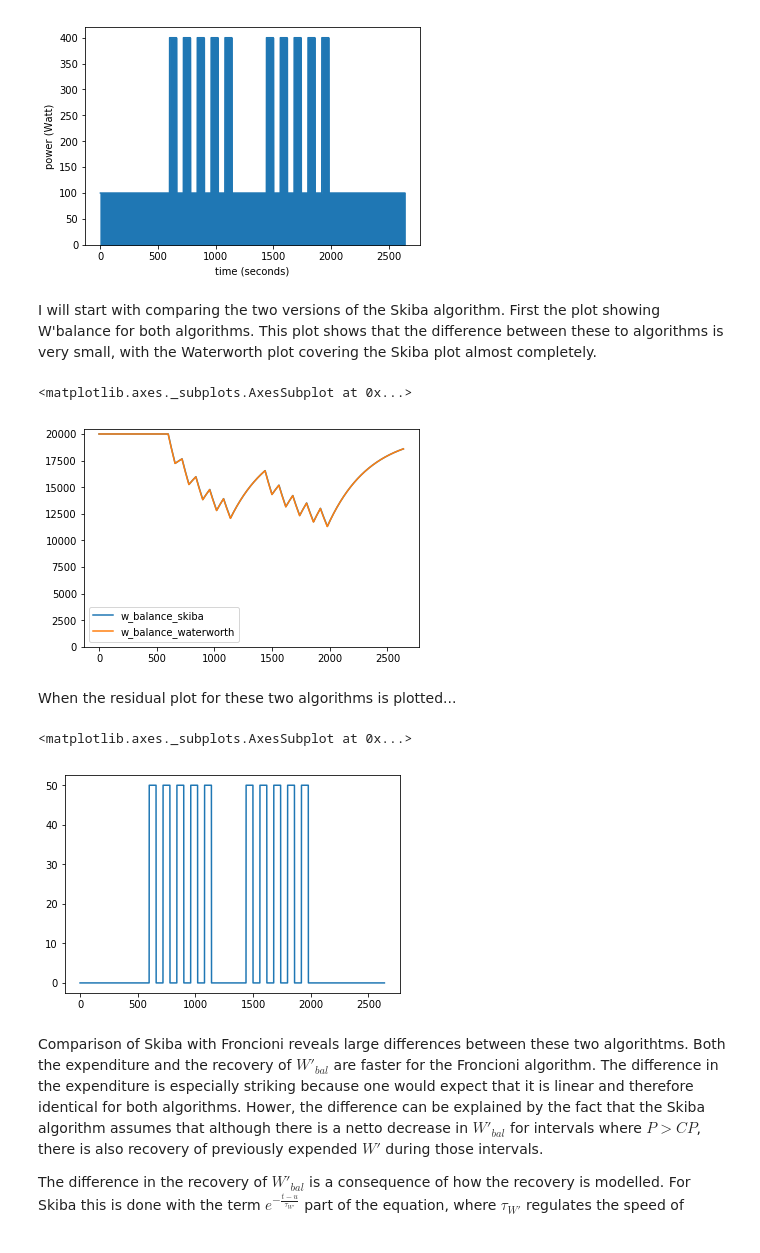
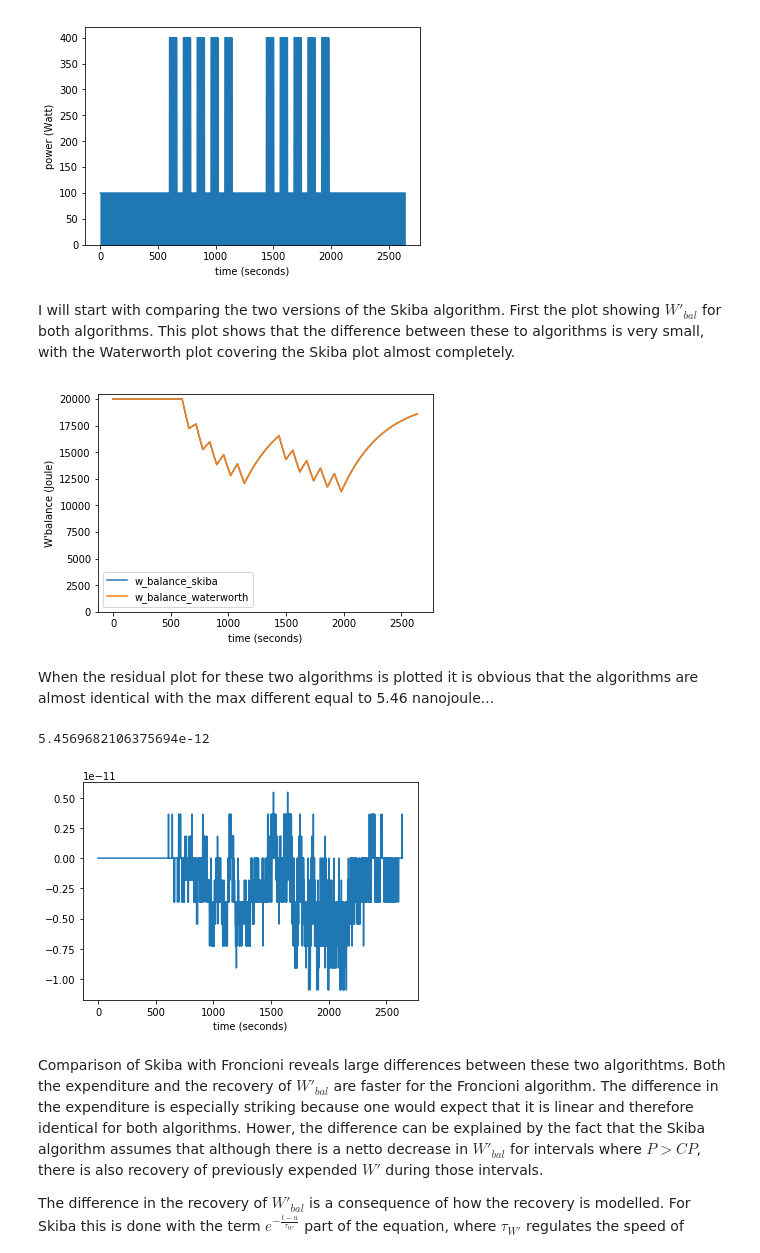
Before and after one commit to AartGoossens/publications, a Jupyter notebook: w_balance_algorithms/article.ipynb, the cells around one changed output. Drawn from its saved outputs; the diff is of its cells as text; code cells hidden in the pictures.

Commit message:
Finishing up. Almost finished

```diff
--- a/w_balance_algorithms/article.ipynb
+++ b/w_balance_algorithms/article.ipynb
@@ -88,19 +82,23 @@ wdf = wdf.assign(
     w_balance_froncioni=wdf.compute_w_prime_balance('froncioni'),
 )
 # %% [markdown]
-I will start with comparing the two versions of the Skiba algorithm. First the plot showing W'balance for both algorithms. This plot shows that the difference between these to algorithms is very small, with the Waterworth plot covering the Skiba plot almost completely.
+I will start with comparing the two versions of the Skiba algorithm. First the plot showing $W'_{bal}$ for both algorithms. This plot shows that the difference between these to algorithms is very small, with the Waterworth plot covering the Skiba plot almost completely.
 # %%
-wdf.loc[:, ['w_balance_skiba', 'w_balance_waterworth']].plot(ylim=0)
+fig_skiba_waterworth = wdf.loc[:, ['w_balance_skiba', 'w_balance_waterworth']].plot(ylim=0)
+fig_skiba_waterworth.set_ylabel('W\'balance (Joule)');
+fig_skiba_waterworth.set_xlabel('time (seconds)');
 # %% [output]
-<matplotlib.axes._subplots.AxesSubplot at 0x...>
-[figure, old version]
+[figure, new version]
 # %% [markdown]
-When the residual plot for these two algorithms is plotted...
+When the residual plot for these two algorithms is plotted it is obvious that the algorithms are almost identical with the max different equal to 5.46 nanojoule...
 # %%
-(wdf.w_balance_skiba - wdf.w_balance_waterworth).plot()
+residuals = wdf.w_balance_skiba - wdf.w_balance_waterworth
+fig_residuals = residuals.plot()
+fig_residuals.set_xlabel('time (seconds)')
+residuals.max()
 # %% [output]
-<matplotlib.axes._subplots.AxesSubplot at 0x...>
+5.4569682106375694e-12
-[figure, old version]
+[figure, new version]
 # %% [markdown]
 Comparison of Skiba with Froncioni reveals large differences between these two algorithtms. Both the expenditure and the recovery of $W'_{bal}$ are faster for the Froncioni algorithm. The difference in the expenditure is especially striking because one would expect that it is linear and therefore identical for both algorithms. Hower, the difference can be explained by the fact that the Skiba algorithm assumes that although there is a netto decrease in $W'_{bal}$ for intervals where $P>CP$, there is also recovery of previously expended $W'$ during those intervals.
 
```
Also changed, not shown: parts of 13 cells of this notebook, 5 other files.
